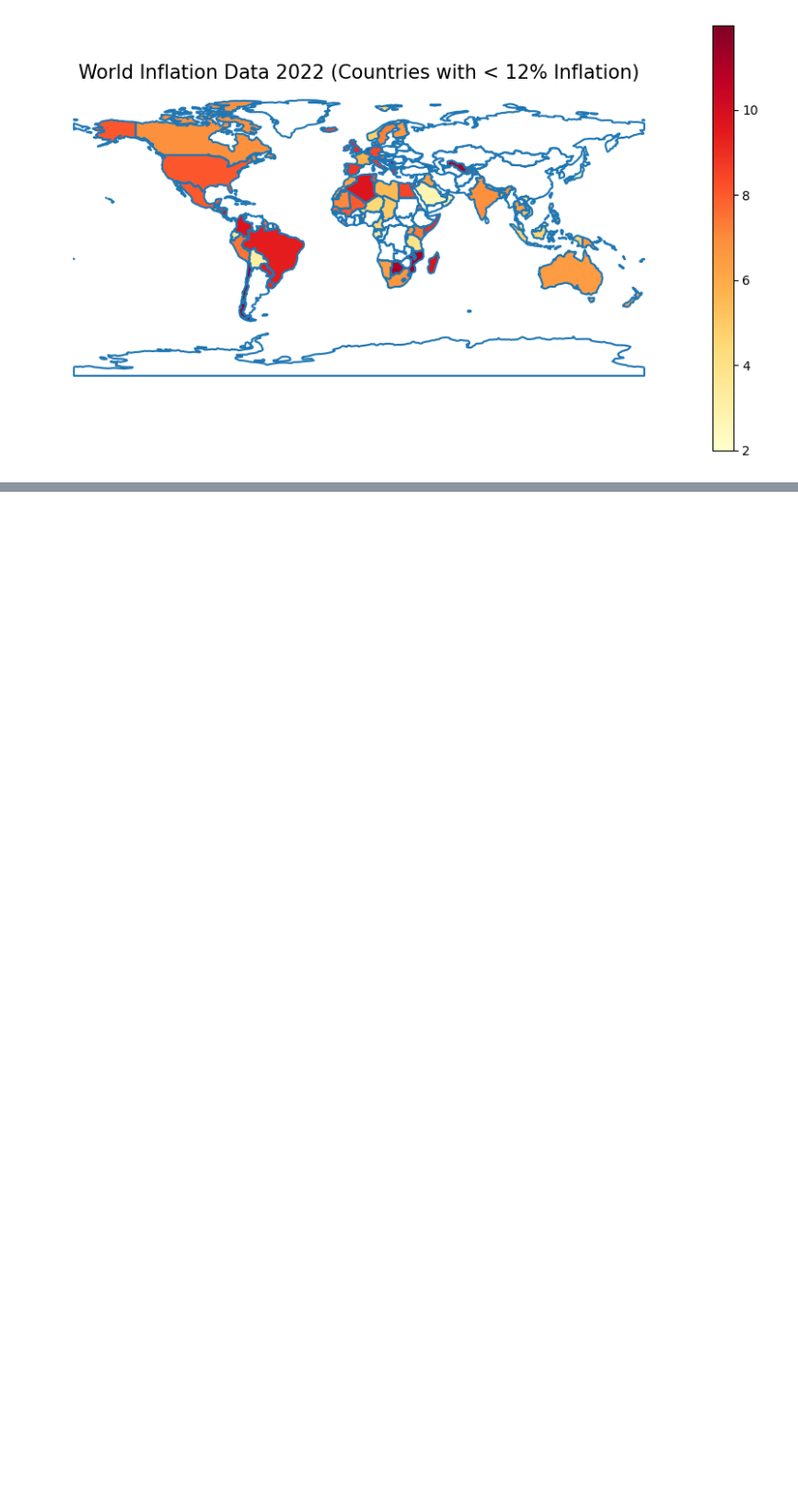
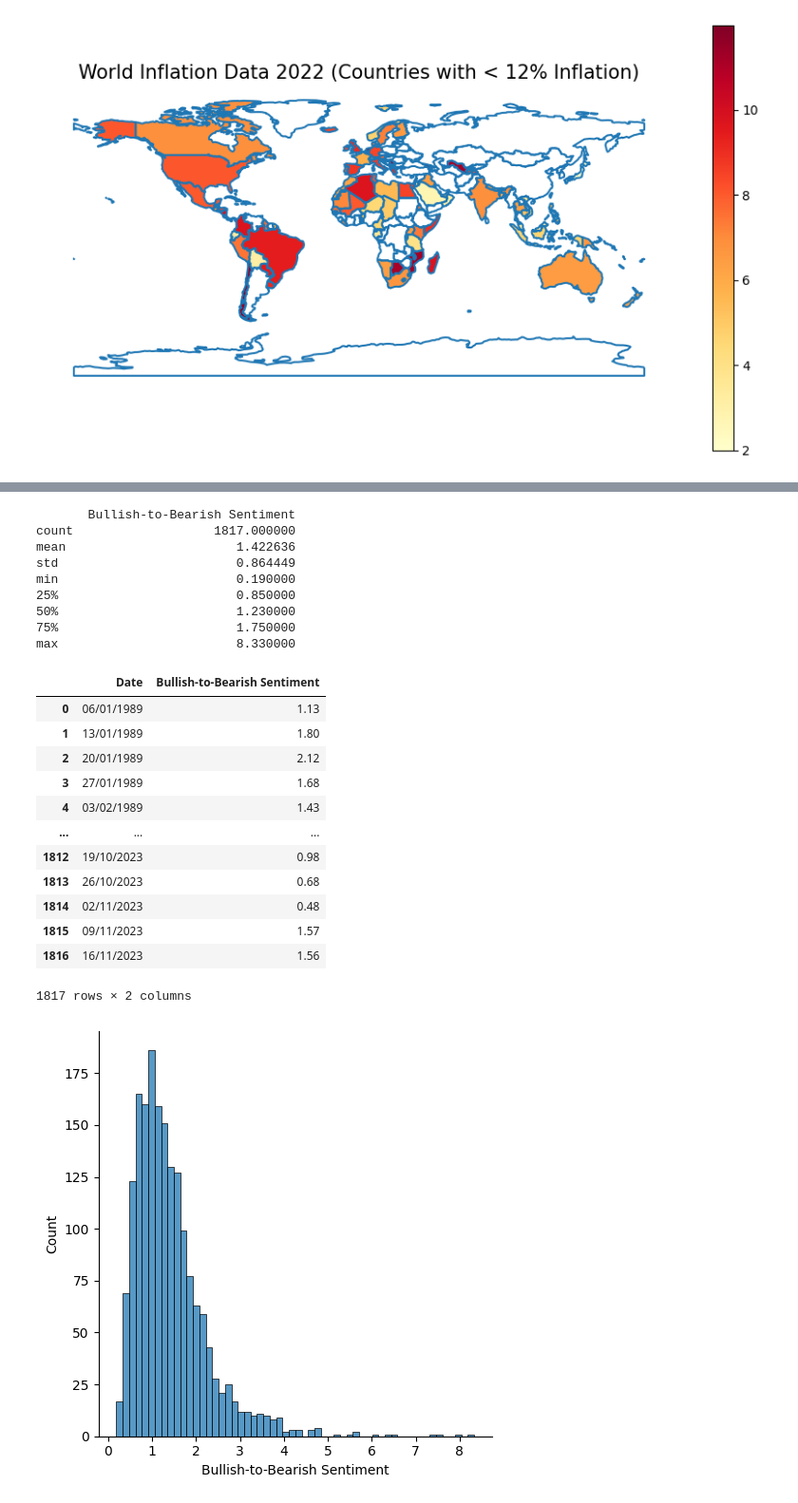
Before and after one commit to ScottsAnalysis/worldwide_inflation, a Jupyter notebook: UK vs USA inflation Analysis.ipynb, the cells around one changed output, grey strips where cells are left out. Shown at 95% size. Saved outputs shown, nothing was run; the diff lists cells and outputs as text; code cells hidden in the pictures; blank space fills up the shorter version.

```diff
--- a/UK vs USA inflation Analysis.ipynb
+++ b/UK vs USA inflation Analysis.ipynb
@@ -313,0 +355,35 @@ plt.show()
+# %%
+# import investor sentiment data
+investor = pd.read_csv(pwd + "\\Investor_sentiment.csv")
+
+# import seaborn library
+import seaborn as sns
+
+# inspect data visually
+sns.displot(investor["Bullish-to-Bearish Sentiment"])
+print(investor.describe())
+investor
+# %% [output]
+       Bullish-to-Bearish Sentiment
+count                   1817.000000
+mean                       1.422636
+std                        0.864449
+min                        0.190000
+25%                        0.850000
+50%                        1.230000
+75%                        1.750000
+max                        8.330000
+|  | Date | Bullish-to-Bearish Sentiment |
+| 0 | 06/01/1989 | 1.13 |
+| 1 | 13/01/1989 | 1.80 |
+| 2 | 20/01/1989 | 2.12 |
+| 3 | 27/01/1989 | 1.68 |
+| 4 | 03/02/1989 | 1.43 |
+| ... | ... | ... |
+| 1812 | 19/10/2023 | 0.98 |
+| 1813 | 26/10/2023 | 0.68 |
+| 1814 | 02/11/2023 | 0.48 |
+| 1815 | 09/11/2023 | 1.57 |
+| 1816 | 16/11/2023 | 1.56 |
+1817 rows × 2 columns
+[figure, added]
```
Also changed, not shown: parts of 16 cells of this notebook, 2 other files.
